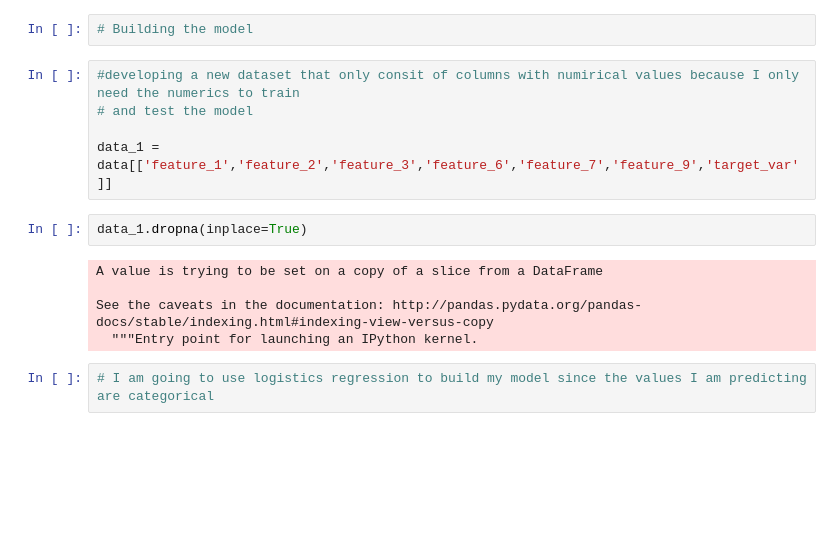
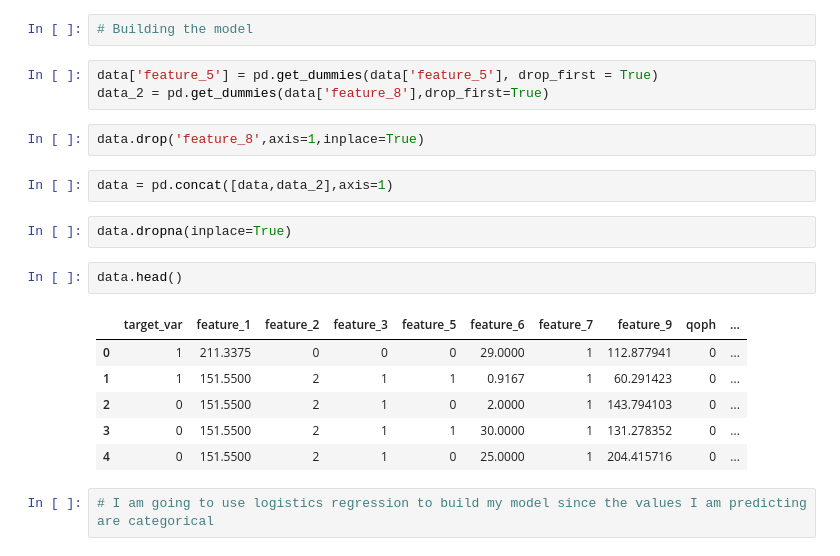
Before and after one commit to Sebolaishi/Data-Science, a Jupyter notebook: Assessment.ipynb, the cells around one changed output. Drawn from its saved outputs; the diff is of its cells as text; blank space fills up the shorter version.

```diff
--- a/Assessment.ipynb
+++ b/Assessment.ipynb
@@ -97,17 +107,23 @@ t= f.suptitle('Asssement Attributes Correlation Heatmap', fontsize=14)
 # %%
 # Building the model
-# %%
-#developing a new dataset that only consit of columns with numirical values because I only need the numerics to train
-# and test the model
-
-data_1 = data[['feature_1','feature_2','feature_3','feature_6','feature_7','feature_9','target_var']]
+# %%
+data['feature_5'] = pd.get_dummies(data['feature_5'], drop_first = True)
+data_2 = pd.get_dummies(data['feature_8'],drop_first=True)
+# %%
+data.drop('feature_8',axis=1,inplace=True)
+# %%
+data = pd.concat([data,data_2],axis=1)
 # %%
-data_1.dropna(inplace=True)
+data.dropna(inplace=True)
-# %% [output]
-A value is trying to be set on a copy of a slice from a DataFrame
-
-See the caveats in the documentation: http://pandas.pydata.org/pandas-docs/stable/indexing.html#indexing-view-versus-copy
-  """Entry point for launching an IPython kernel.
+# %%
+data.head()
+# %% [output]
+|  | target_var | feature_1 | feature_2 | feature_3 | feature_5 | feature_6 | feature_7 | feature_9 | qoph | ... |
+| 0 | 1 | 211.3375 | 0 | 0 | 0 | 29.0000 | 1 | 112.877941 | 0 | ... |
+| 1 | 1 | 151.5500 | 2 | 1 | 1 | 0.9167 | 1 | 60.291423 | 0 | ... |
+| 2 | 0 | 151.5500 | 2 | 1 | 0 | 2.0000 | 1 | 143.794103 | 0 | ... |
+| 3 | 0 | 151.5500 | 2 | 1 | 1 | 30.0000 | 1 | 131.278352 | 0 | ... |
+| 4 | 0 | 151.5500 | 2 | 1 | 0 | 25.0000 | 1 | 204.415716 | 0 | ... |
 # %%
 # I am going to use logistics regression to build my model since the values I am predicting are categorical
 # %%
```
Also changed, not shown: parts of 17 cells of this notebook.
